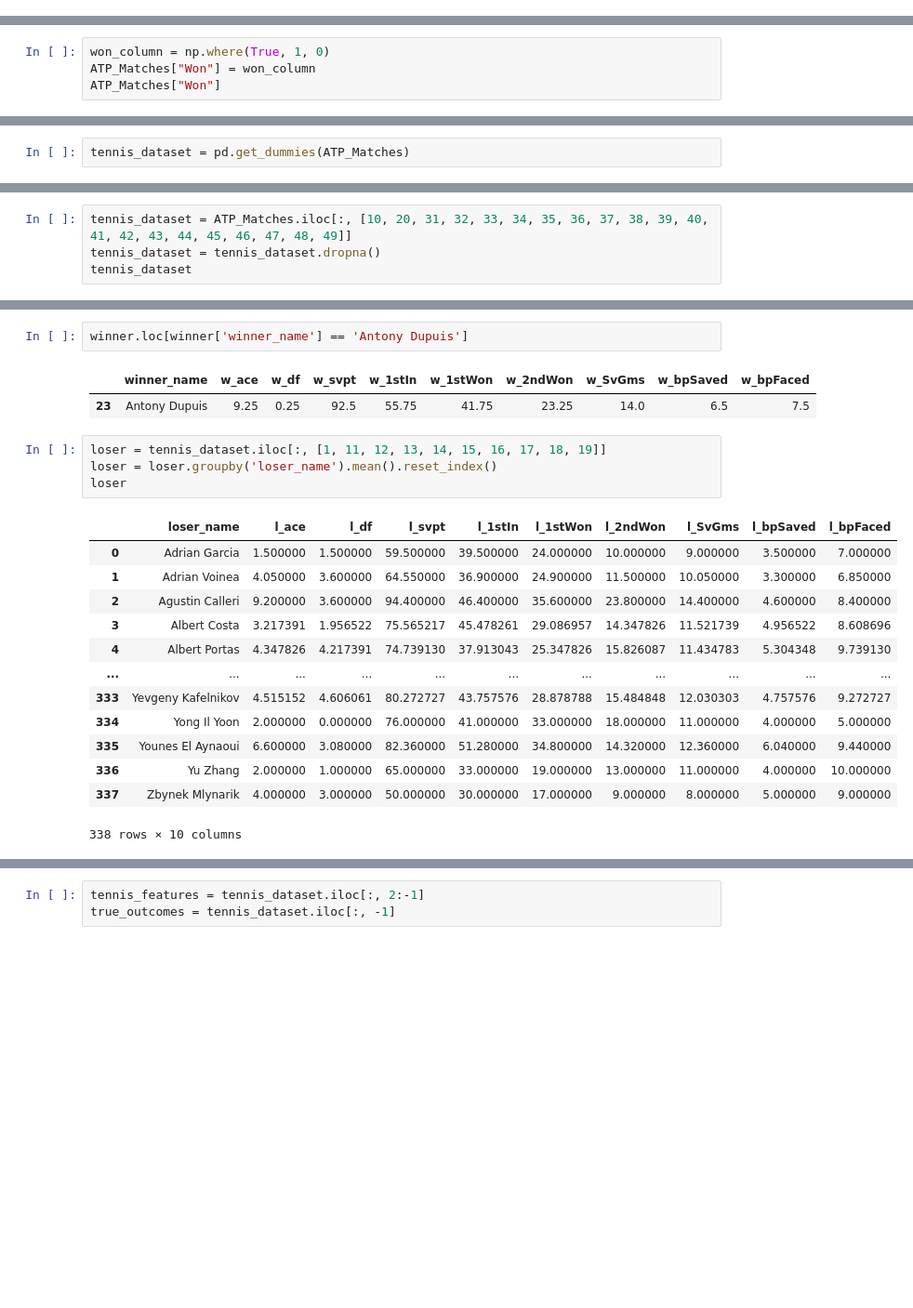
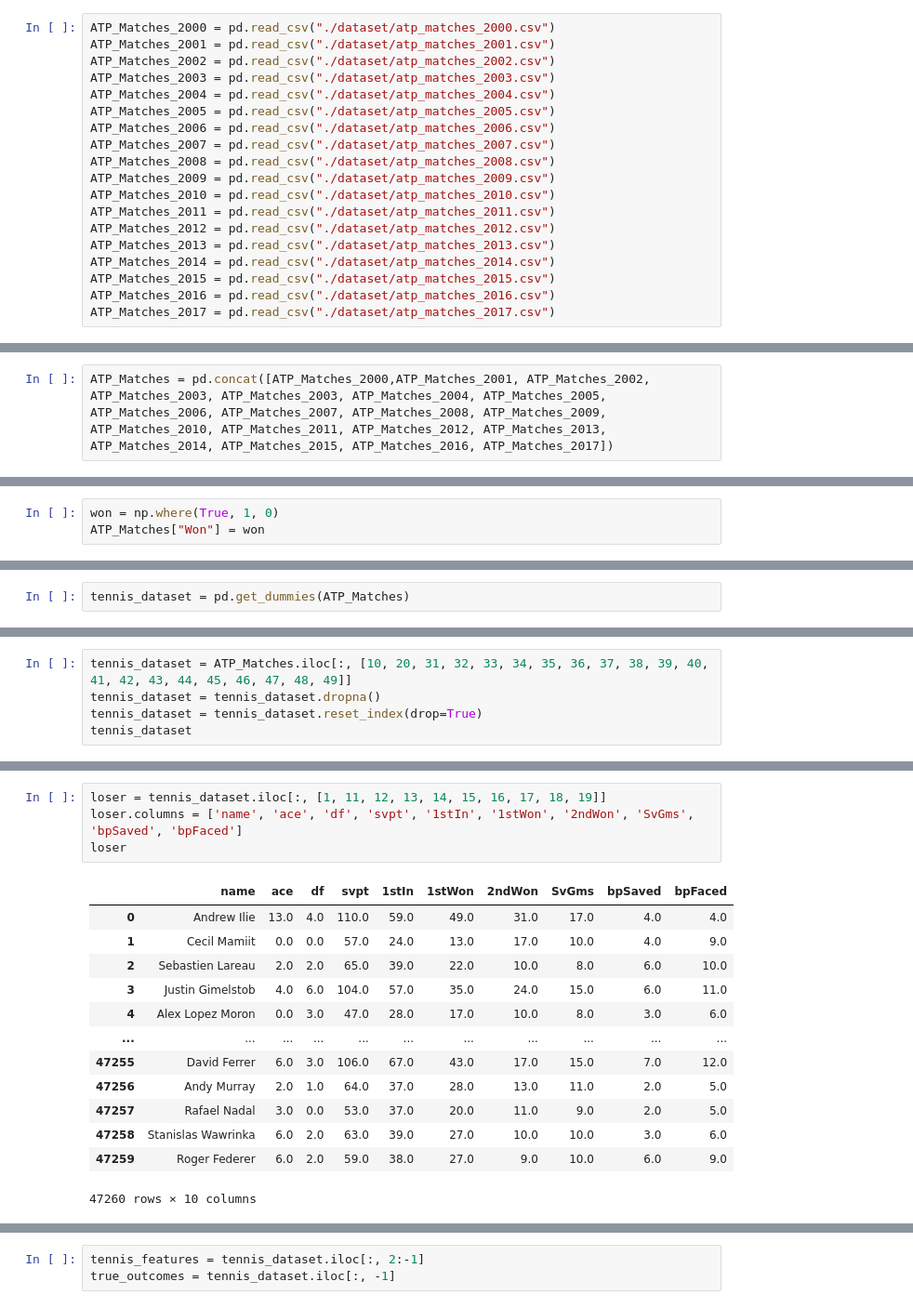
Before and after one commit to kevjiang64/SOEN471, a Jupyter notebook: Logistic Regression.ipynb, the cells around one changed output, grey strips where cells are left out. Shown at 93% size. Drawn from its saved outputs; the diff is of its cells as text; blank space fills up the shorter version.

```diff
--- a/Logistic Regression.ipynb
+++ b/Logistic Regression.ipynb
@@ -243,0 +219,19 @@ ATP_Matches
+# %%
+ATP_Matches_2000 = pd.read_csv("./dataset/atp_matches_2000.csv")
+ATP_Matches_2001 = pd.read_csv("./dataset/atp_matches_2001.csv")
+ATP_Matches_2002 = pd.read_csv("./dataset/atp_matches_2002.csv")
+ATP_Matches_2003 = pd.read_csv("./dataset/atp_matches_2003.csv")
+ATP_Matches_2004 = pd.read_csv("./dataset/atp_matches_2004.csv")
+ATP_Matches_2005 = pd.read_csv("./dataset/atp_matches_2005.csv")
+ATP_Matches_2006 = pd.read_csv("./dataset/atp_matches_2006.csv")
+ATP_Matches_2007 = pd.read_csv("./dataset/atp_matches_2007.csv")
+ATP_Matches_2008 = pd.read_csv("./dataset/atp_matches_2008.csv")
+ATP_Matches_2009 = pd.read_csv("./dataset/atp_matches_2009.csv")
+ATP_Matches_2010 = pd.read_csv("./dataset/atp_matches_2010.csv")
+ATP_Matches_2011 = pd.read_csv("./dataset/atp_matches_2011.csv")
+ATP_Matches_2012 = pd.read_csv("./dataset/atp_matches_2012.csv")
+ATP_Matches_2013 = pd.read_csv("./dataset/atp_matches_2013.csv")
+ATP_Matches_2014 = pd.read_csv("./dataset/atp_matches_2014.csv")
+ATP_Matches_2015 = pd.read_csv("./dataset/atp_matches_2015.csv")
+ATP_Matches_2016 = pd.read_csv("./dataset/atp_matches_2016.csv")
+ATP_Matches_2017 = pd.read_csv("./dataset/atp_matches_2017.csv")
@@ -244,3 +242,5 @@ ATP_Matches
+# %%
+ATP_Matches = pd.concat([ATP_Matches_2000,ATP_Matches_2001, ATP_Matches_2002, ATP_Matches_2003, ATP_Matches_2003, ATP_Matches_2004, ATP_Matches_2005, ATP_Matches_2006, ATP_Matches_2007, ATP_Matches_2008, ATP_Matches_2009, ATP_Matches_2010, ATP_Matches_2011, ATP_Matches_2012, ATP_Matches_2013, ATP_Matches_2014, ATP_Matches_2015, ATP_Matches_2016, ATP_Matches_2017])
 # %%
 ATP_Matches.columns
 # %% [output]
@@ -280,4 +282,3 @@ As there are a lot of empty values, select the columns used first.
 # %%
-won_column = np.where(True, 1, 0)
-ATP_Matches["Won"] = won_column
-ATP_Matches["Won"]
+won = np.where(True, 1, 0)
+ATP_Matches["Won"] = won
@@ -299,6 +291,7 @@ tennis_dataset = pd.get_dummies(ATP_Matches)
 # %%
 tennis_dataset = ATP_Matches.iloc[:, [10, 20, 31, 32, 33, 34, 35, 36, 37, 38, 39, 40, 41, 42, 43, 44, 45, 46, 47, 48, 49]]
 tennis_dataset = tennis_dataset.dropna()
+tennis_dataset = tennis_dataset.reset_index(drop=True)
 tennis_dataset
 # %% [output]
 |  | winner_name | loser_name | w_ace | w_df | w_svpt | w_1stIn | w_1stWon | w_2ndWon | w_SvGms | w_bpSaved | ... |
@@ -345,23 +350,18 @@ winner
-# %%
-winner.loc[winner['winner_name'] == 'Antony Dupuis']
-# %% [output]
-|  | winner_name | w_ace | w_df | w_svpt | w_1stIn | w_1stWon | w_2ndWon | w_SvGms | w_bpSaved | w_bpFaced |
-| 23 | Antony Dupuis | 9.25 | 0.25 | 92.5 | 55.75 | 41.75 | 23.25 | 14.0 | 6.5 | 7.5 |
 # %%
 loser = tennis_dataset.iloc[:, [1, 11, 12, 13, 14, 15, 16, 17, 18, 19]]
-loser = loser.groupby('loser_name').mean().reset_index()
+loser.columns = ['name', 'ace', 'df', 'svpt', '1stIn', '1stWon', '2ndWon', 'SvGms', 'bpSaved', 'bpFaced']
 loser
 # %% [output]
-|  | loser_name | l_ace | l_df | l_svpt | l_1stIn | l_1stWon | l_2ndWon | l_SvGms | l_bpSaved | l_bpFaced |
-| 0 | Adrian Garcia | 1.500000 | 1.500000 | 59.500000 | 39.500000 | 24.000000 | 10.000000 | 9.000000 | 3.500000 | 7.000000 |
-| 1 | Adrian Voinea | 4.050000 | 3.600000 | 64.550000 | 36.900000 | 24.900000 | 11.500000 | 10.050000 | 3.300000 | 6.850000 |
-| 2 | Agustin Calleri | 9.200000 | 3.600000 | 94.400000 | 46.400000 | 35.600000 | 23.800000 | 14.400000 | 4.600000 | 8.400000 |
-| 3 | Albert Costa | 3.217391 | 1.956522 | 75.565217 | 45.478261 | 29.086957 | 14.347826 | 11.521739 | 4.956522 | 8.608696 |
-| 4 | Albert Portas | 4.347826 | 4.217391 | 74.739130 | 37.913043 | 25.347826 | 15.826087 | 11.434783 | 5.304348 | 9.739130 |
+|  | name | ace | df | svpt | 1stIn | 1stWon | 2ndWon | SvGms | bpSaved | bpFaced |
+| 0 | Andrew Ilie | 13.0 | 4.0 | 110.0 | 59.0 | 49.0 | 31.0 | 17.0 | 4.0 | 4.0 |
+| 1 | Cecil Mamiit | 0.0 | 0.0 | 57.0 | 24.0 | 13.0 | 17.0 | 10.0 | 4.0 | 9.0 |
+| 2 | Sebastien Lareau | 2.0 | 2.0 | 65.0 | 39.0 | 22.0 | 10.0 | 8.0 | 6.0 | 10.0 |
+| 3 | Justin Gimelstob | 4.0 | 6.0 | 104.0 | 57.0 | 35.0 | 24.0 | 15.0 | 6.0 | 11.0 |
+| 4 | Alex Lopez Moron | 0.0 | 3.0 | 47.0 | 28.0 | 17.0 | 10.0 | 8.0 | 3.0 | 6.0 |
 | ... | ... | ... | ... | ... | ... | ... | ... | ... | ... | ... |
-| 333 | Yevgeny Kafelnikov | 4.515152 | 4.606061 | 80.272727 | 43.757576 | 28.878788 | 15.484848 | 12.030303 | 4.757576 | 9.272727 |
-| 334 | Yong Il Yoon | 2.000000 | 0.000000 | 76.000000 | 41.000000 | 33.000000 | 18.000000 | 11.000000 | 4.000000 | 5.000000 |
-| 335 | Younes El Aynaoui | 6.600000 | 3.080000 | 82.360000 | 51.280000 | 34.800000 | 14.320000 | 12.360000 | 6.040000 | 9.440000 |
-| 336 | Yu Zhang | 2.000000 | 1.000000 | 65.000000 | 33.000000 | 19.000000 | 13.000000 | 11.000000 | 4.000000 | 10.000000 |
-| 337 | Zbynek Mlynarik | 4.000000 | 3.000000 | 50.000000 | 30.000000 | 17.000000 | 9.000000 | 8.000000 | 5.000000 | 9.000000 |
+| 47255 | David Ferrer | 6.0 | 3.0 | 106.0 | 67.0 | 43.0 | 17.0 | 15.0 | 7.0 | 12.0 |
+| 47256 | Andy Murray | 2.0 | 1.0 | 64.0 | 37.0 | 28.0 | 13.0 | 11.0 | 2.0 | 5.0 |
+| 47257 | Rafael Nadal | 3.0 | 0.0 | 53.0 | 37.0 | 20.0 | 11.0 | 9.0 | 2.0 | 5.0 |
+| 47258 | Stanislas Wawrinka | 6.0 | 2.0 | 63.0 | 39.0 | 27.0 | 10.0 | 10.0 | 3.0 | 6.0 |
+| 47259 | Roger Federer | 6.0 | 2.0 | 59.0 | 38.0 | 27.0 | 9.0 | 10.0 | 6.0 | 9.0 |
-338 rows × 10 columns
+47260 rows × 10 columns
```
Also changed, not shown: parts of 81 cells of this notebook.
